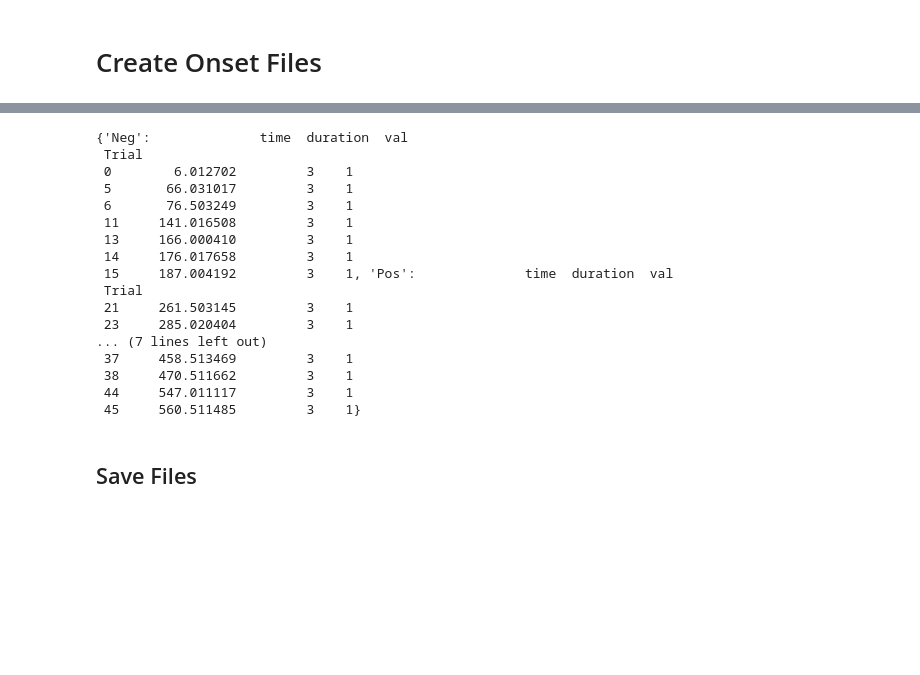
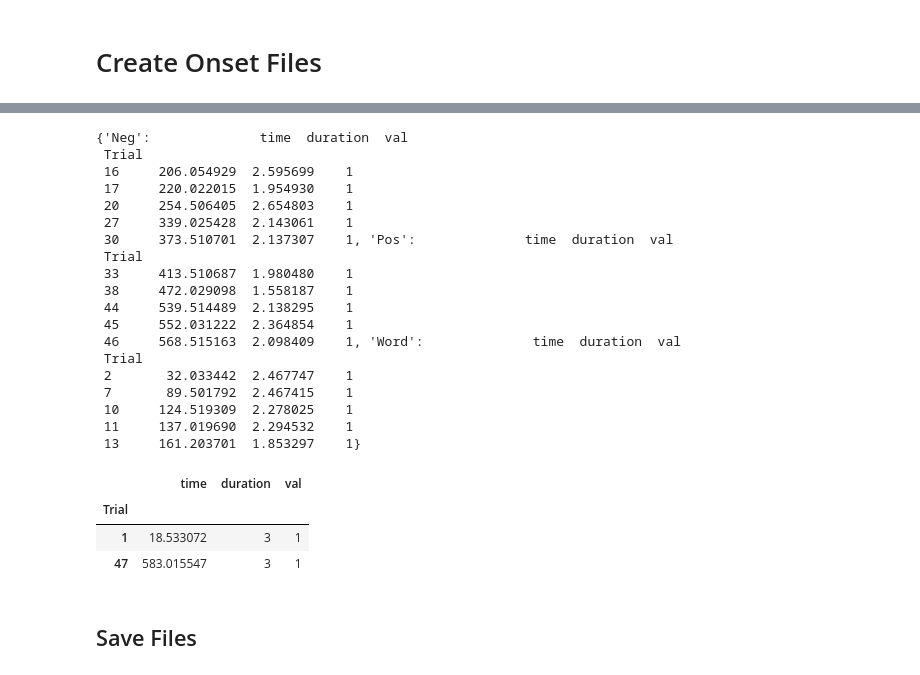
Before and after one commit to franink/Fractions, a Jupyter notebook: Data_Analyses/NLine_MakeOnsets_TwoPhases-SmLg.ipynb, the cells around one changed output, grey strips where cells are left out. Cells and saved outputs as stored; diff of their text form; code cells hidden in the pictures; blank space fills up the shorter version.

```diff
--- a/Data_Analyses/NLine_MakeOnsets_TwoPhases-SmLg.ipynb
+++ b/Data_Analyses/NLine_MakeOnsets_TwoPhases-SmLg.ipynb
@@ -339,2 +365,7 @@ Name: LandmarkDist, Length: 2112, dtype: float64
 # %% [markdown]
 # Create Onset Files
+# %%
+nline_df['Missed'] = 0
+# %%
+nline_df['Missed'][(nline_df.catch < 1) & (nline_df.Error == 1)] = 1
+nline_df[(nline_df.Missed == 1)]['Error']
@@ -340,0 +394,3 @@ Name: LandmarkDist, Length: 2112, dtype: float64
+# %%
+nline_df['Missed'][(nline_df.catch < 1) & (abs(nline_df.Error) >= 0.1)] = 1
+nline_df[(nline_df.Missed == 1)]['Error']
@@ -347,6 +425,7 @@ dec_onset_small = {}
 cons_onset_large = {}
 dec_onset_large = {}
 dec_ctch_onset = {}
+miss_dec_onset = {}
 # Breaks always happen at the same time in the sequence
 break_onset = [[190, 6, 1],[388, 6, 1]]
 for s in nline_df.index.levels[0]:
@@ -356,6 +435,7 @@ for s in nline_df.index.levels[0]:
     cons_onset_large[s] = {}
     dec_onset_large[s] = {}
     dec_ctch_onset[s] = {}
+    miss_dec_onset[s] = {}
     for r in nline_df.index.levels[1]:
         #print r
         ctch = nline_df.loc[s].loc[r]['catch']
@@ -363,6 +443,10 @@ for s in nline_df.index.levels[0]:
         dec_ctch_tmp = nline_df.loc[s].loc[r]['decision_onset_real'] - 16
         dec_ctch_tmp = dec_ctch_tmp[ctch==1]
         dec_ctch_onset[s][r] = pd.DataFrame.from_items([('time',dec_ctch_tmp[dec_ctch_tmp>=0]),('duration',dec_time),('val',1)])
+        miss = nline_df.loc[s].loc[r]['Missed']
+        miss_dec_tmp = nline_df.loc[s].loc[r]['decision_onset_real'] - 16
+        miss_dec_tmp = miss_dec_tmp[miss == 1]
+        miss_dec_onset[s][r] = pd.DataFrame.from_items([('time',miss_dec_tmp[miss_dec_tmp>=0]),('duration',dec_time),('val',1)])
         cons_onset_small[s][r] = {}
         dec_onset_small[s][r] = {}
         cons_onset_large[s][r] = {}
@@ -377,19 +461,31 @@ for s in nline_df.index.levels[0]:
             cons_tmp_large = nline_df.loc[s].loc[r]['consider_onset_real'] - 16
             cons_tmp_large = cons_tmp_large[Task==lab]
             cons_tmp_large = cons_tmp_large[probe>0.5]
-            cons_onset_small[s][r][lab] = pd.DataFrame.from_items([('time',cons_tmp_small[cons_tmp_small>=0]),('duration',cons_time),('val',1)])
-            cons_onset_large[s][r][lab] = pd.DataFrame.from_items([('time',cons_tmp_large[cons_tmp_large>=0]),('duration',cons_time),('val',1)])
+            cons_duration = nline_df.loc[s].loc[r]['hold'] + cons_time
+            cons_duration = cons_duration[Task==lab]
+            cons_duration_small = cons_duration[probe<0.5]
+            cons_duration_large = cons_duration[probe>0.5]
+            cons_onset_small[s][r][lab] = pd.DataFrame.from_items([('time',cons_tmp_small[cons_tmp_small>=0]),('duration',cons_duration_small),('val',1)])
+            cons_onset_large[s][r][lab] = pd.DataFrame.from_items([('time',cons_tmp_large[cons_tmp_large>=0]),('duration',cons_duration_large),('val',1)])
             #Now decision phase
             dec_tmp_small = nline_df.loc[s].loc[r]['decision_onset_real'] - 16
             dec_tmp_small = dec_tmp_small[ctch==0]
             dec_tmp_small = dec_tmp_small[Task==lab]
             dec_tmp_small = dec_tmp_small[probe<0.5]
+            dec_tmp_small = dec_tmp_small[miss==0]
             dec_tmp_large = nline_df.loc[s].loc[r]['decision_onset_real'] - 16
             dec_tmp_large = dec_tmp_large[ctch==0]
             dec_tmp_large = dec_tmp_large[Task==lab]
             dec_tmp_large = dec_tmp_large[probe>0.5]
-            dec_onset_small[s][r][lab] = pd.DataFrame.from_items([('time',dec_tmp_small[dec_tmp_small>=0]),('duration',dec_time),('val',1)])
-            dec_onset_large[s][r][lab] = pd.DataFrame.from_items([('time',dec_tmp_large[dec_tmp_large>=0]),('duration',dec_time),('val',1)])
+            dec_tmp_large = dec_tmp_large[miss==0]
+            dec_duration = nline_df.loc[s].loc[r]['RT']
+            dec_duration = dec_duration[ctch==0]
+            dec_duration = dec_duration[Task==lab]
+            dec_duration = dec_duration[miss==0]
+            dec_duration_small = dec_duration[probe<0.5]
+            dec_duration_large = dec_duration[probe>0.5]
+            dec_onset_small[s][r][lab] = pd.DataFrame.from_items([('time',dec_tmp_small[dec_tmp_small>=0]),('duration',dec_duration_small),('val',1)])
+            dec_onset_large[s][r][lab] = pd.DataFrame.from_items([('time',dec_tmp_large[dec_tmp_large>=0]),('duration',dec_duration_large),('val',1)])
 # %% [output]
 s_02001
 s_02002
@@ -426,23 +527,32 @@ dec_onset_small['s_02003']['run1']
 # %%
-dec_onset_large['s_02003']['run1']
+dec_onset_large['s_02003']['run4']
 # %% [output]
 {'Neg':              time  duration  val
  Trial
- 0        6.012702         3    1
- 5       66.031017         3    1
- 6       76.503249         3    1
- 11     141.016508         3    1
- 13     166.000410         3    1
- 14     176.017658         3    1
- 15     187.004192         3    1, 'Pos':              time  duration  val
+ 16     206.054929  2.595699    1
+ 17     220.022015  1.954930    1
+ 20     254.506405  2.654803    1
+ 27     339.025428  2.143061    1
+ 30     373.510701  2.137307    1, 'Pos':              time  duration  val
  Trial
- 21     261.503145         3    1
- 23     285.020404         3    1
-... (7 lines left out)
- 37     458.513469         3    1
- 38     470.511662         3    1
- 44     547.011117         3    1
- 45     560.511485         3    1}
+ 33     413.510687  1.980480    1
+ 38     472.029098  1.558187    1
+ 44     539.514489  2.138295    1
+ 45     552.031222  2.364854    1
+ 46     568.515163  2.098409    1, 'Word':              time  duration  val
+ Trial
+ 2       32.033442  2.467747    1
+ 7       89.501792  2.467415    1
+ 10     124.519309  2.278025    1
+ 11     137.019690  2.294532    1
+ 13     161.203701  1.853297    1}
+# %%
+miss_dec_onset['s_02003']['run4']
+# %% [output]
+|  | time | duration | val |
+| Trial |  |  |  |
+| 1 | 18.533072 | 3 | 1 |
+| 47 | 583.015547 | 3 | 1 |
 # %% [markdown]
 ## Save Files
 # %%
```
Also changed, not shown: parts of 12 cells of this notebook, 6 other files.
